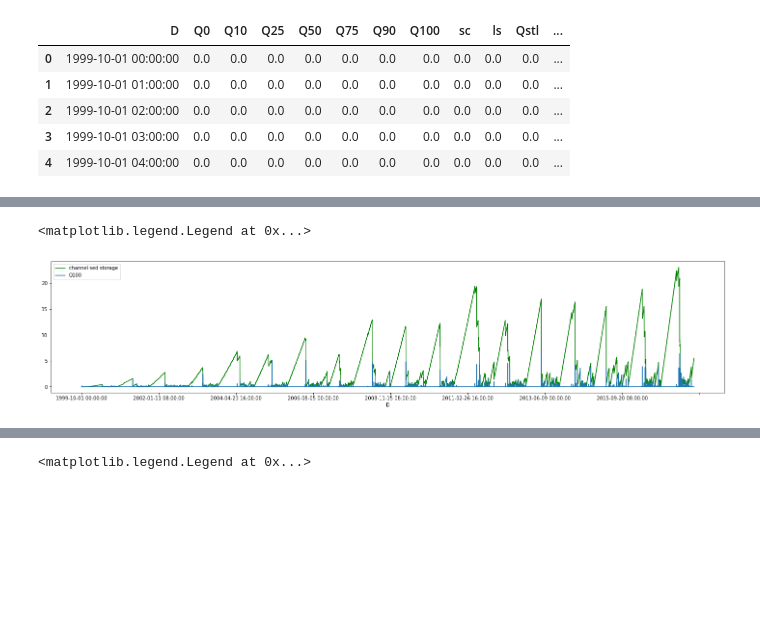
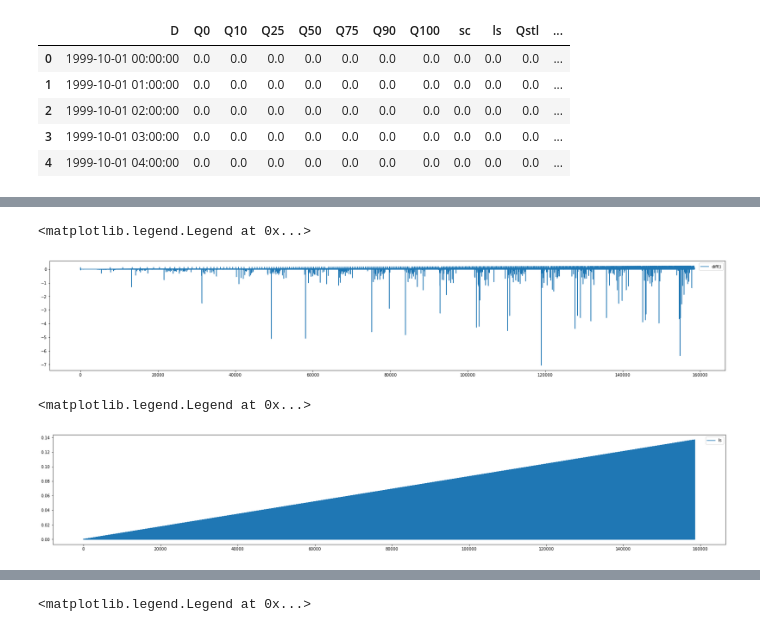
Before and after one commit to varyabazilova/hma_sediments, a Jupyter notebook: sediment_scenarios/test.ipynb, the cells around one changed output, grey strips where cells are left out. Saved outputs shown, nothing was run; the diff lists cells and outputs as text; code cells hidden in the pictures; blank space fills up the shorter version.

Commit message:
small landslides: zeros

```diff
--- a/sediment_scenarios/test.ipynb
+++ b/sediment_scenarios/test.ipynb
@@ -59,2 +60,9 @@ sed_out.head()
 # %%
-sed_out1 = sed_out.set_index('D')#[20:50000]
+# sed_out = sed_out.set_index('D')[200:20000]
+sed_out['sc_diff'] = sed_out['sc'].diff()
+
+
+
+sed_out2= sed_out[sed_out.Q100 > 0.2]
+
+# filtered_df = df[df['X'] > 10]
@@ -61,13 +85,27 @@ sed_out1 = sed_out.set_index('D')#[20:50000]
 # %%
 
-plt.figure(figsize = (25, 5))
-sed_out1.sc.plot(color = 'green', label = 'channel sed storage')
-# sed_out1.Qstl.plot(color = 'blue', label = 'Qstl')
-# sed_out1.Qdftl.plot(color = 'orange', label = 'Qdftl') # [mm/h]
-sed_out1.Q100.plot(label = 'Q100')
+plt.figure(figsize = (30, 5))
+# sed_out.sc.plot(color = 'cyan', label = 'channel sed storage')
+# sed_out1.ls.plot(color = 'blue', label = 'ls')
+sed_out.sc_diff.plot(label = 'diff()')
+# sed_out2.sc_diff.plot(label = 'diff')
 
 
+# plt.ylim(0, 0.1)
+# sed_out1.Qdftl.plot(color = 'orange', label = 'Qdftl') # [mm/h]
+# sed_out1.Q100.plot(label = 'Q100')
+# plt.title('Sediment.out : large landslides')
 plt.legend()
 # %% [output]
 <matplotlib.legend.Legend at 0x...>
-[figure, old version]
+[figure, new version]
+# %%
+
+plt.figure(figsize = (30, 5))
+# sed_out.sc.plot(color = 'cyan', label = 'channel sed storage')
+sed_out.ls.plot(label = 'ls')
+
+plt.legend()
+# %% [output]
+<matplotlib.legend.Legend at 0x...>
+[figure, added]
```
Also changed, not shown: parts of 10 cells of this notebook, 9 other files.
